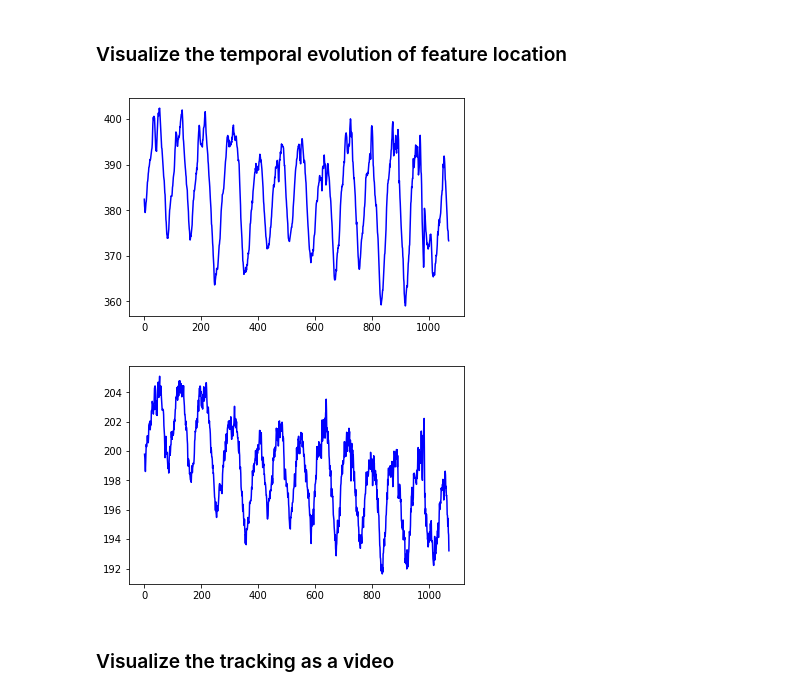
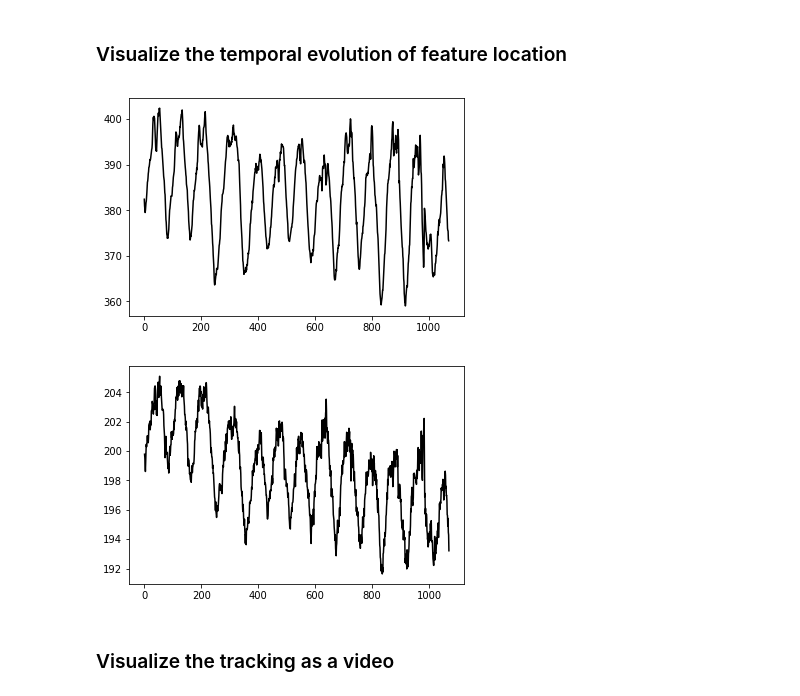
Before and after one commit to melanibe/USMotionTracking, a Jupyter notebook: train_predict_visualize.ipynb, the cells around one changed output. Cells and saved outputs as stored; diff of their text form; code cells hidden in the pictures.

```diff
--- a/train_predict_visualize.ipynb
+++ b/train_predict_visualize.ipynb
@@ -116,7 +95,7 @@ exp_to_visualize = 'FINAL'
 type_data = 'testing'
 checkpoint_dir = os.path.join(exp_dir, exp_to_visualize)
 sequence_to_visualize = 'CIL-03' # data folder to get the images from
-feature_to_visualize = 'CIL-03_1.txt'# name of the .txt file
+feature_to_visualize = 'Annotations/CIL-03_1.txt'# name of the .txt file
 if type_data=='training':
     img_dir = os.path.join(data_dir, sequence_to_visualize, 'Data')
 else:
@@ -160,13 +139,13 @@ plot_img_template(c1, c2, img, width=60, height=60)
 # %% [markdown]
 ### Visualize the temporal evolution of feature location
 # %%
-plt.plot(pred_feat1.id, pred_feat1.c1, 'b')
+plt.plot(pred_feat1.id, pred_feat1.c1, 'black')
 plt.show()
-plt.plot(pred_feat1.id, pred_feat1.c2, 'b')
+plt.plot(pred_feat1.id, pred_feat1.c2, 'black')
 plt.show()
 # %% [output]
-[figure, old version]
+[figure, new version]
-[figure, old version]
+[figure, new version]
 # %% [markdown]
 ### Visualize the tracking as a video
 # %%
```
Also changed, not shown: parts of 3 cells of this notebook.
